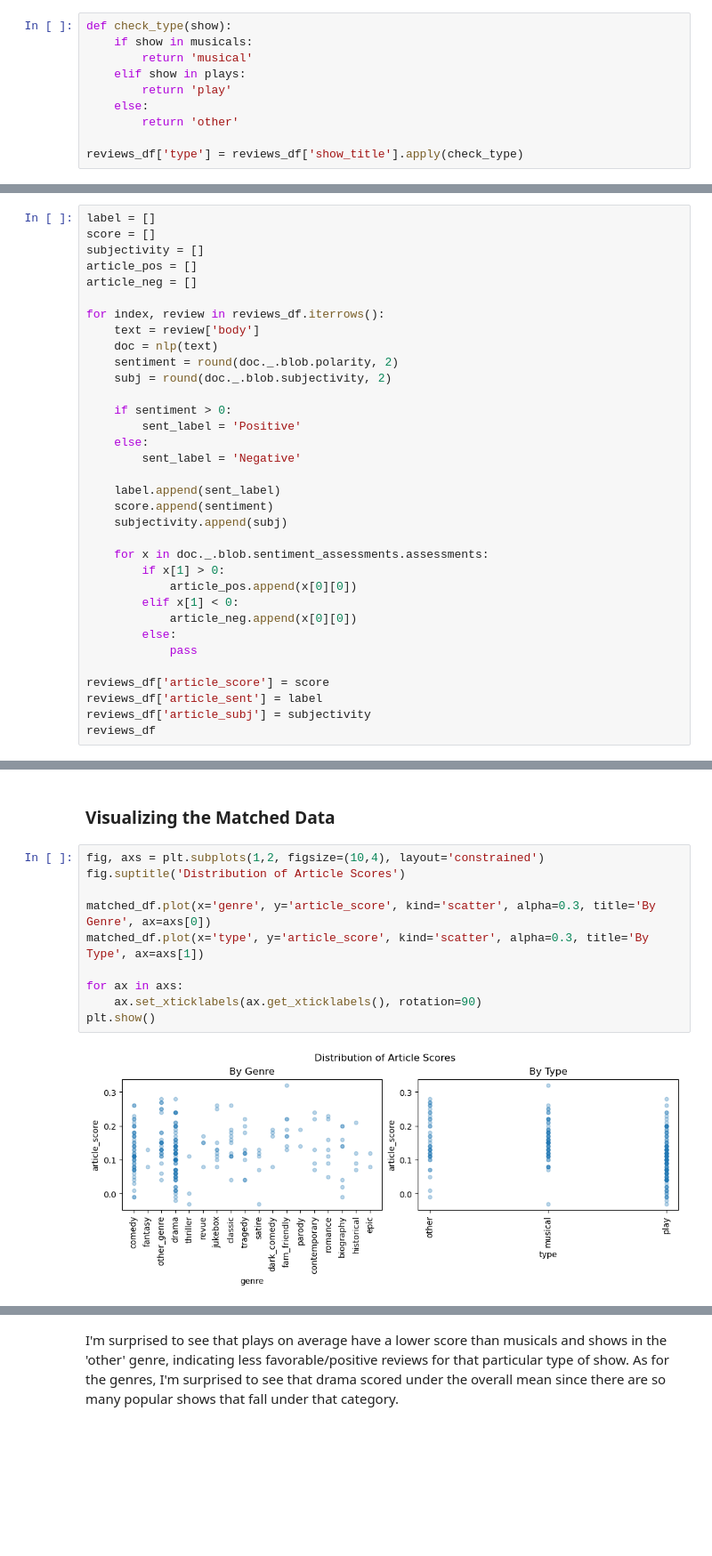
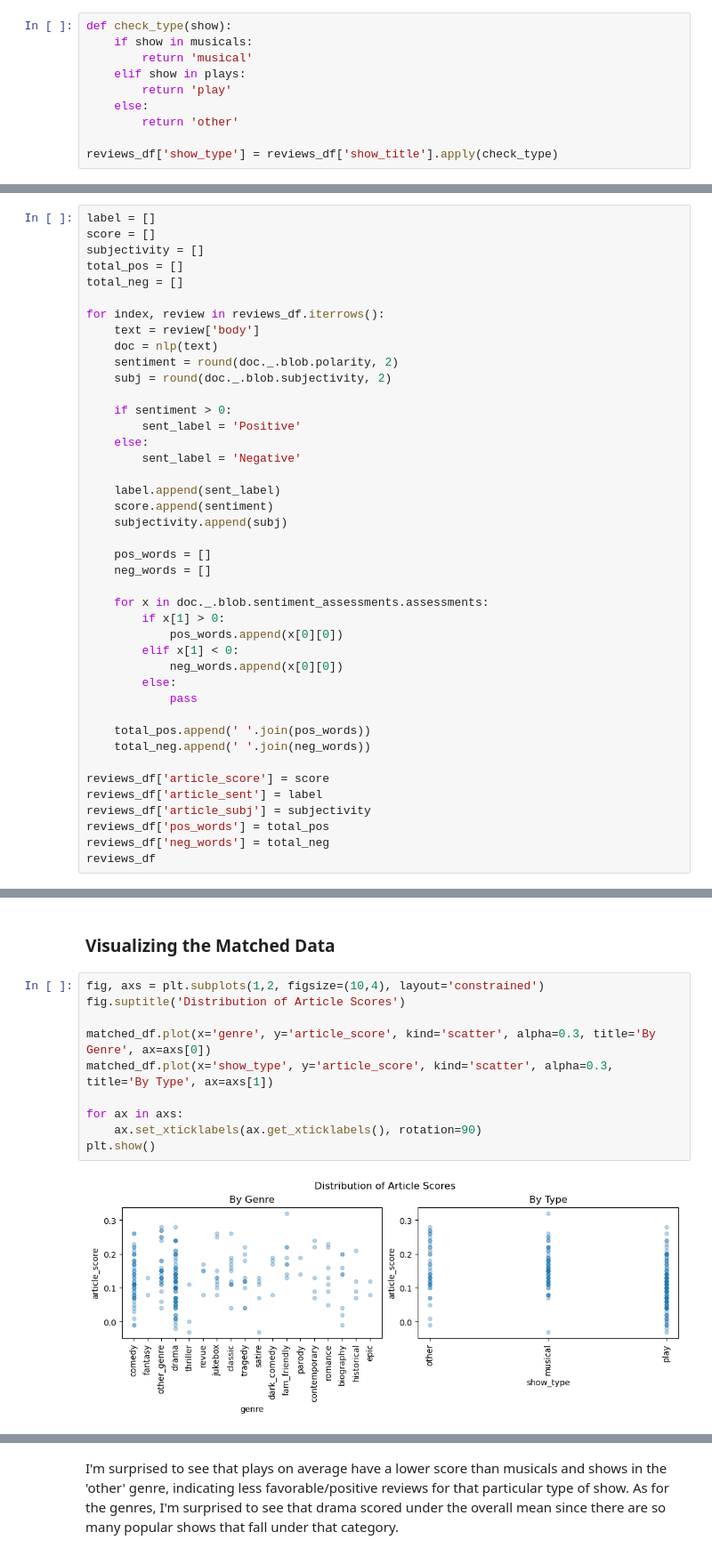
Before and after one commit to kai-tama/Capstone-3, a Jupyter notebook: Notebooks/EDA and Preprocessing.ipynb, the cells around one changed output, grey strips where cells are left out. Shown at 89% size. Saved outputs shown, nothing was run; the diff lists cells and outputs as text; blank space fills up the shorter version.

Commit message:
added dataframes
made dataframes highlighting most common positive and negative words based on show genre and show type

```diff
--- a/Notebooks/EDA and Preprocessing.ipynb
+++ b/Notebooks/EDA and Preprocessing.ipynb
@@ -473,7 +473,7 @@ def check_type(show):
     else:
         return 'other'
 
-reviews_df['type'] = reviews_df['show_title'].apply(check_type)
+reviews_df['show_type'] = reviews_df['show_title'].apply(check_type)
 # %%
 def assign_genre(show):
     assigned_genres = [genre for genre, shows in genres.items() if show in shows]
@@ -507,8 +507,8 @@ Name: fixed_sent, dtype: int64
 label = []
 score = []
 subjectivity = []
-article_pos = []
-article_neg = []
+total_pos = []
+total_neg = []
 
 for index, review in reviews_df.iterrows():
     text = review['body']
@@ -525,16 +525,24 @@ for index, review in reviews_df.iterrows():
     score.append(sentiment)
     subjectivity.append(subj)
 
+    pos_words = []
+    neg_words = []
+
     for x in doc._.blob.sentiment_assessments.assessments:
         if x[1] > 0:
-            article_pos.append(x[0][0])
+            pos_words.append(x[0][0])
         elif x[1] < 0:
-            article_neg.append(x[0][0])
+            neg_words.append(x[0][0])
         else:
             pass
+
+    total_pos.append(' '.join(pos_words))
+    total_neg.append(' '.join(neg_words))
 
 reviews_df['article_score'] = score
 reviews_df['article_sent'] = label
 reviews_df['article_subj'] = subjectivity
+reviews_df['pos_words'] = total_pos
+reviews_df['neg_words'] = total_neg
 reviews_df
 # %% [output]
@@ -702,15 +769,15 @@ So far I haven't been seeing any strong indication one way or the other about wh
 # %%
 fig, axs = plt.subplots(1,2, figsize=(10,4), layout='constrained')
 fig.suptitle('Distribution of Article Scores')
 
 matched_df.plot(x='genre', y='article_score', kind='scatter', alpha=0.3, title='By Genre', ax=axs[0])
-matched_df.plot(x='type', y='article_score', kind='scatter', alpha=0.3, title='By Type', ax=axs[1])
+matched_df.plot(x='show_type', y='article_score', kind='scatter', alpha=0.3, title='By Type', ax=axs[1])
 
 for ax in axs:
     ax.set_xticklabels(ax.get_xticklabels(), rotation=90)
 plt.show()
 # %% [output]
-[figure, old version]
+[figure, new version]
 # %%
 avg_genre_rating = matched_df.groupby('genre')['article_score'].mean(numeric_only=True)
 genre_mean = matched_df['article_score'].mean()
```
Also changed, not shown: parts of 30 cells of this notebook.
